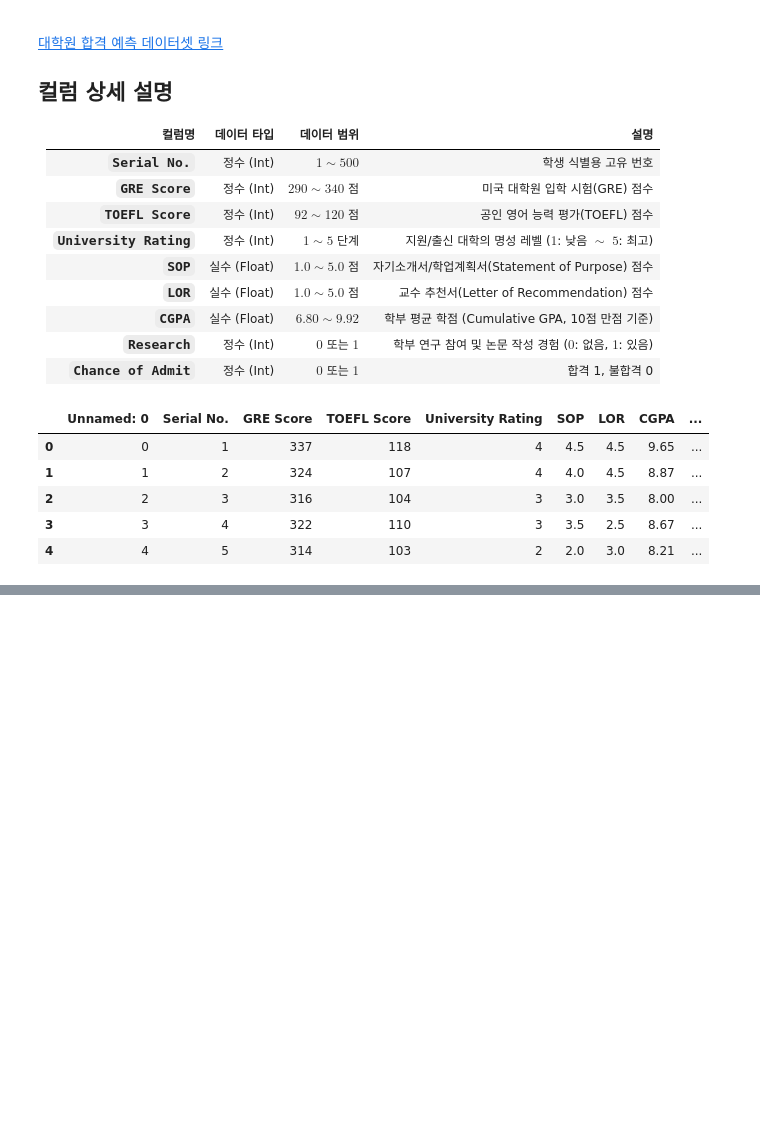
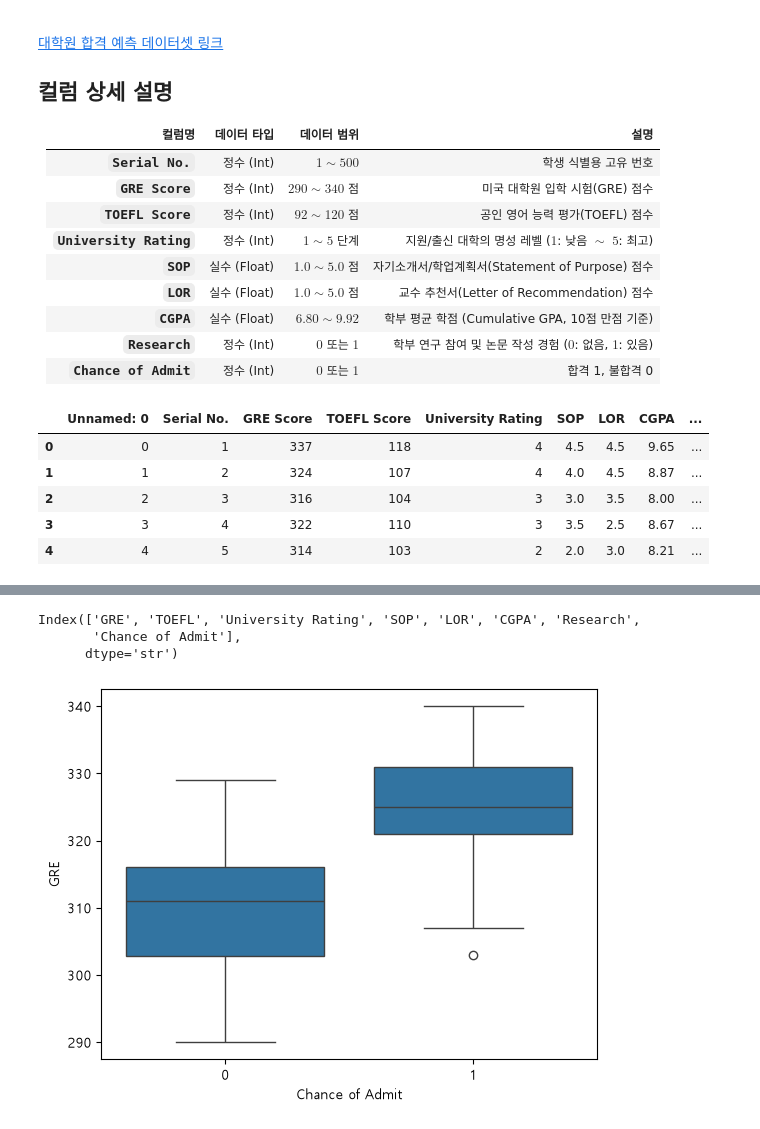
Before and after one commit to fdsa0317/kdt-ml, a Jupyter notebook: 7. LinearRegression, LogisticRegression(선형회귀, 이진분류).ipynb, the cells around one changed output, grey strips where cells are left out. Drawn from its saved outputs; the diff is of its cells as text; code cells hidden in the pictures; blank space fills up the shorter version.

```diff
--- a/7. LinearRegression, LogisticRegression(선형회귀, 이진분류).ipynb
+++ b/7. LinearRegression, LogisticRegression(선형회귀, 이진분류).ipynb
@@ -291,0 +294,3 @@ df.head()
+# %%
+admit_df = df.drop(["Serial No.", "Unnamed: 0"], axis=1)
+admit_df.head()
@@ -291,0 +334,2 @@ df.head()
+# %%
+admit_df["Research"] = admit_df["Research"].astype(int)
@@ -291,0 +345,13 @@ df.head()
+# %%
+admit_df.columns = ["GRE", "TOEFL", "University Rating", "SOP", "LOR", "CGPA",
+       "Research", "Chance of Admit"]
+admit_df.columns
+# %% [output]
+Index(['GRE', 'TOEFL', 'University Rating', 'SOP', 'LOR', 'CGPA', 'Research',
+       'Chance of Admit'],
+      dtype='str')
+# %%
+sns.boxplot(admit_df, x="Chance of Admit", y="GRE")
+plt.show()
+# %% [output]
+[figure, added]
```
Also changed, not shown: parts of 23 cells of this notebook.
